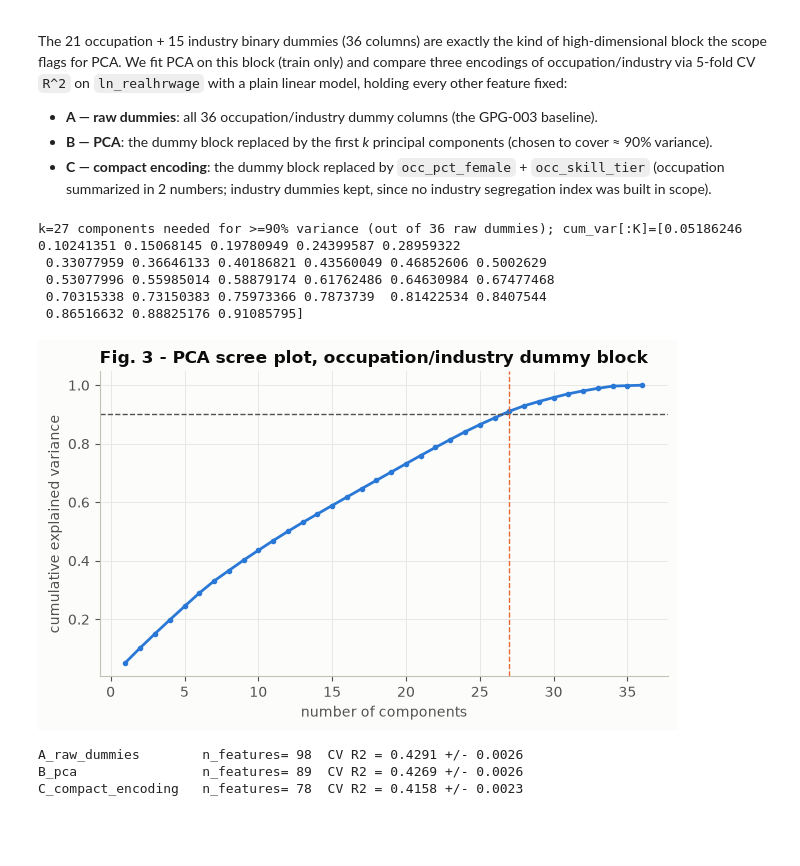
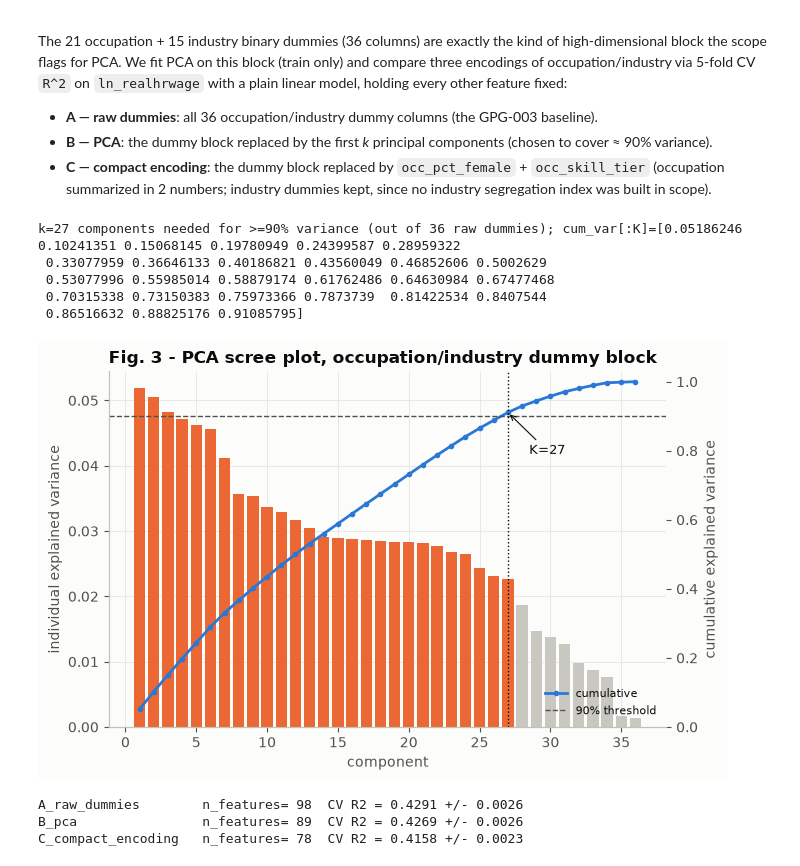
Before and after one commit to sporlichka/Data-mining-Final-Project, a Jupyter notebook: notebooks/GPG-005_feature_engineering.ipynb, the cells around one changed output. Drawn from its saved outputs; the diff is of its cells as text; code cells hidden in the pictures; blank space fills up the shorter version.

Commit message:
updated diagrams per comments in pull request

```diff
--- a/notebooks/GPG-005_feature_engineering.ipynb
+++ b/notebooks/GPG-005_feature_engineering.ipynb
@@ -310,27 +310,40 @@ scope flags for PCA. We fit PCA on this block (train only) and compare three enc
 # %%
 DUMMY_BLOCK = OCC_COLS + IND_COLS
 OTHER_FEATURES = [f for f in BASE_FEATURES if f not in DUMMY_BLOCK]  # everything except the occ/ind dummies
 
 pca_scaler = StandardScaler().fit(train[DUMMY_BLOCK])
 pca_full = PCA(random_state=RANDOM_STATE).fit(pca_scaler.transform(train[DUMMY_BLOCK]))
-cum_var = np.cumsum(pca_full.explained_variance_ratio_)
+var_ratio = pca_full.explained_variance_ratio_
+cum_var = np.cumsum(var_ratio)
 K = int(np.searchsorted(cum_var, 0.90) + 1)
 print(f"k={K} components needed for >=90% variance (out of {len(DUMMY_BLOCK)} raw dummies); cum_var[:K]={cum_var[:K]}")
 
-fig, ax = plt.subplots(figsize=(6.5, 4))
-ax.plot(range(1, len(cum_var) + 1), cum_var, marker="o", color=MEN, ms=3)
-ax.axhline(0.90, color=INK2, ls="--", lw=1)
-ax.axvline(K, color=WOMEN, ls="--", lw=1)
-ax.set_xlabel("number of components"); ax.set_ylabel("cumulative explained variance")
-ax.set_title("Fig. 3 - PCA scree plot, occupation/industry dummy block")
+fig, ax1 = plt.subplots(figsize=(7, 4.5))
+comps = range(1, len(cum_var) + 1)
+bar_colors = [WOMEN if c <= K else "#c9c8c0" for c in comps]
+ax1.bar(comps, var_ratio, color=bar_colors, width=0.8)
+ax1.set_xlabel("component"); ax1.set_ylabel("individual explained variance")
+
+ax2 = ax1.twinx()
+ax2.plot(comps, cum_var, marker="o", color=MEN, ms=3, label="cumulative")
+ax2.axhline(0.90, color=INK2, ls="--", lw=1, label="90% threshold")
+ax2.axvline(K, color=INK, ls=":", lw=1)
+ax2.set_ylabel("cumulative explained variance")
+ax2.set_ylim(0, 1.03)
+ax2.grid(False)
+ax2.annotate(f"K={K}", xy=(K, cum_var[K - 1]), xytext=(K + 1.5, cum_var[K - 1] - 0.12),
+             fontsize=9, color=INK, arrowprops=dict(arrowstyle="->", color=INK, lw=0.8))
+ax2.legend(loc="lower right", fontsize=8)
+
+ax1.set_title("Fig. 3 - PCA scree plot, occupation/industry dummy block")
 savefig("GPG-005_fig3_pca_scree")
 # %% [output]
 k=27 components needed for >=90% variance (out of 36 raw dummies); cum_var[:K]=[0.05186246 0.10241351 0.15068145 0.19780949 0.24399587 0.28959322
  0.33077959 0.36646133 0.40186821 0.43560049 0.46852606 0.5002629
  0.53077996 0.55985014 0.58879174 0.61762486 0.64630984 0.67477468
  0.70315338 0.73150383 0.75973366 0.7873739  0.81422534 0.8407544
  0.86516632 0.88825176 0.91085795]
-[figure, old version]
+[figure, new version]
 # %%
 pca_k = PCA(n_components=K, random_state=RANDOM_STATE).fit(pca_scaler.transform(train[DUMMY_BLOCK]))
 pca_cols = [f"occind_pc{i+1}" for i in range(K)]
```
Also changed, not shown: parts of 1 cell of this notebook, 2 other files.
